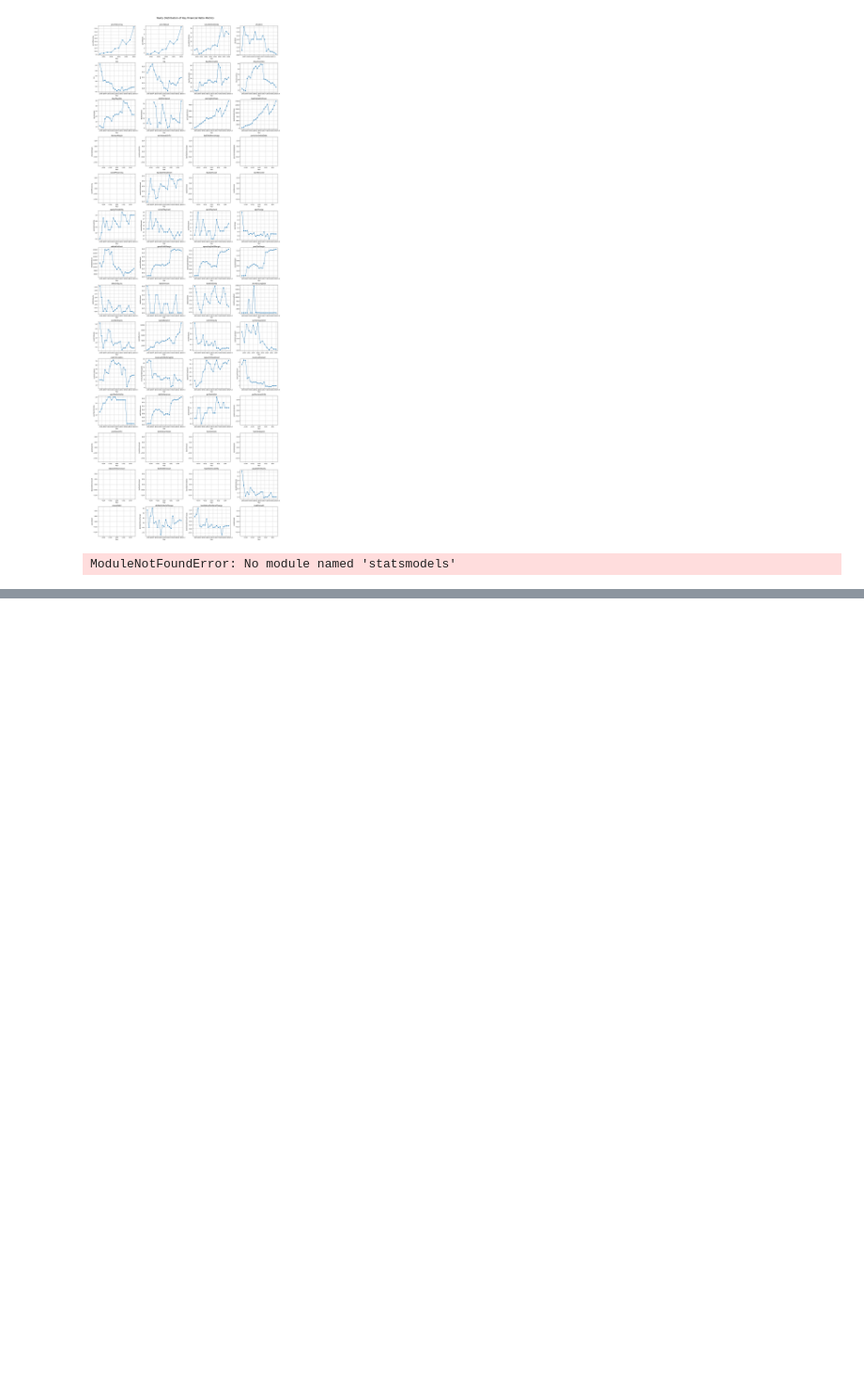
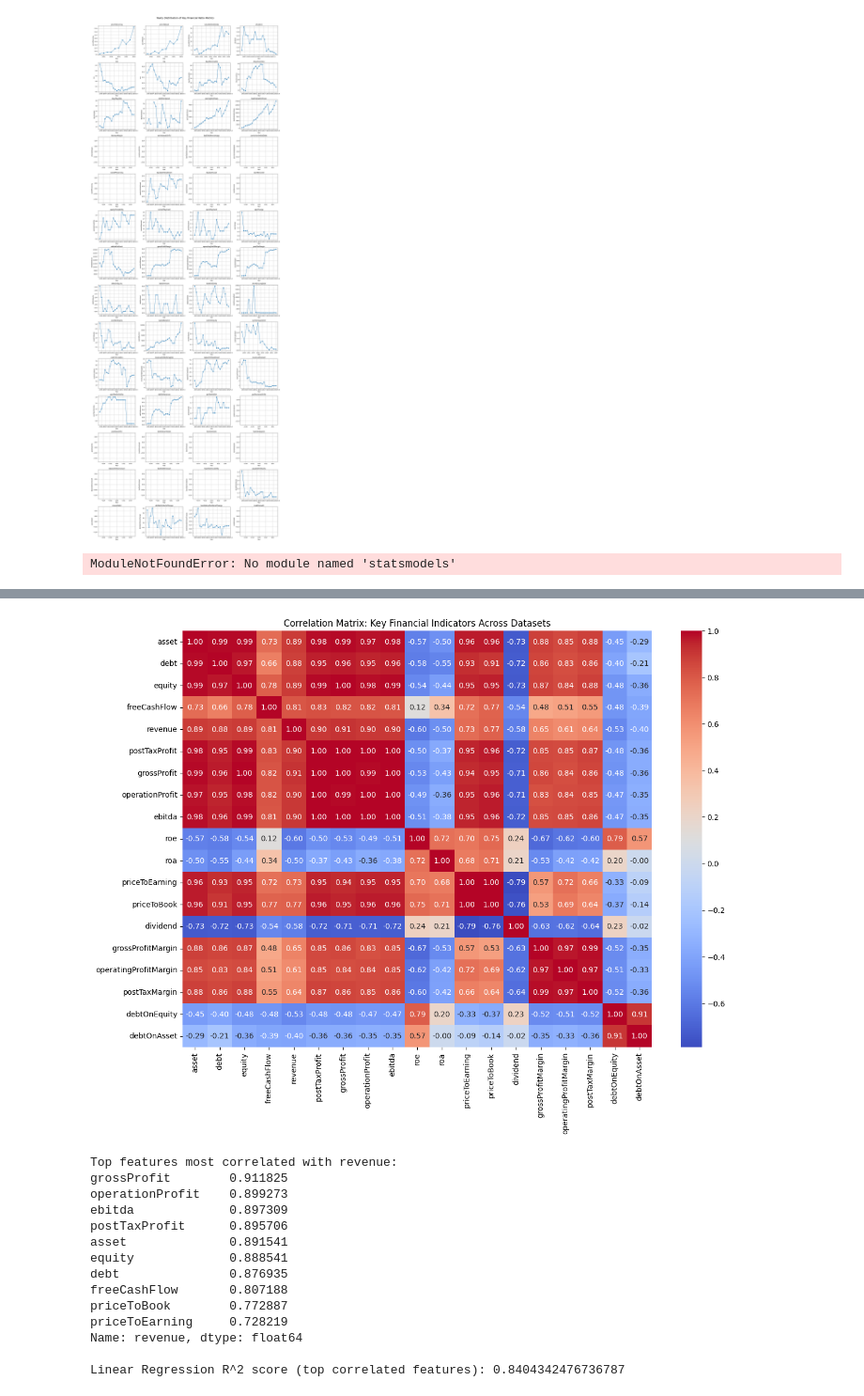
Before and after one commit to huynhthanhtuyen456/financial-assistant, a Jupyter notebook: notebook/financial_statement_analytics.ipynb, the cells around one changed output, grey strips where cells are left out. Shown at 94% size. Saved outputs shown, nothing was run; the diff lists cells and outputs as text; code cells hidden in the pictures; blank space fills up the shorter version.

```diff
--- a/notebook/financial_statement_analytics.ipynb
+++ b/notebook/financial_statement_analytics.ipynb
@@ -444,0 +649,78 @@ Warnings:
+# %%
+# Correlation Analysis: Examine relationships between key indicators from the four datasets
+# (balancesheet, financialratio, incomestatement, cashflow)
+
+# Select relevant numeric columns from each dataframe
+financialratio_cols = ['roe', 'roa', 'priceToEarning', 'priceToBook', 'dividend', 'grossProfitMargin', 'operatingProfitMargin', 'postTaxMargin', 'debtOnEquity', 'debtOnAsset']
+incomestatement_cols = ['revenue', 'postTaxProfit', 'grossProfit', 'operationProfit', 'ebitda']
+balancesheet_cols = ['asset', 'debt', 'equity']
+cashflow_cols = ['freeCashFlow']
+
+# Merge all relevant columns on 'year'
+df_corr = df_balancesheet[['year'] + balancesheet_cols].merge(
+    df_cashflow[['year'] + cashflow_cols], on='year', how='left'
+).merge(
+    df_incomestatement[['year'] + incomestatement_cols], on='year', how='left'
+).merge(
+    df_financialratio_sorted[['year'] + financialratio_cols], on='year', how='left'
+)
+
+# Compute correlation matrix
+corr_matrix = df_corr.drop(columns=['year']).corr()
+
+# Visualize the correlation matrix
+plt.figure(figsize=(14, 10))
+sns.heatmap(corr_matrix, annot=True, cmap='coolwarm', fmt=".2f")
+plt.title("Correlation Matrix: Key Financial Indicators Across Datasets")
+plt.show()
+
+# Identify top features most correlated with revenue
+corr_with_revenue = corr_matrix['revenue'].drop('revenue').sort_values(ascending=False)
+print("Top features most correlated with revenue:")
+print(corr_with_revenue.head(10))
+
+# Optionally, build a simple linear regression model to predict revenue using top correlated features
+top_features = corr_with_revenue.head(5).index.tolist()
+X = df_corr[top_features]
+y = df_corr['revenue']
+
+# Drop rows with missing values
+mask = X.notnull().all(axis=1) & y.notnull()
+X = X[mask]
+y = y[mask]
+
+if len(X) > 5:
+    X_train, X_test, y_train, y_test = train_test_split(X, y, test_size=0.2, random_state=42)
+    lr = LinearRegression()
+    lr.fit(X_train, y_train)
+    print("\nLinear Regression R^2 score (top correlated features):", lr.score(X_test, y_test))
+    y_pred = lr.predict(X_test)
+
+    # Plot actual vs predicted revenue
+    plt.figure(figsize=(8, 5))
+    plt.plot(y_test.values, label='Actual Revenue', marker='o')
+    plt.plot(y_pred, label='Predicted Revenue', marker='x')
+    plt.xlabel('Test Sample Index')
+    plt.ylabel('Revenue')
+    plt.title('Actual vs Predicted Revenue (Top Correlated Features)')
+    plt.legend()
+    plt.grid(True)
+    plt.show()
+else:
+    print("Not enough data for regression modeling.")
+# %% [output]
+[figure, added]
+Top features most correlated with revenue:
+grossProfit        0.911825
+operationProfit    0.899273
+ebitda             0.897309
+postTaxProfit      0.895706
+asset              0.891541
+equity             0.888541
+debt               0.876935
+freeCashFlow       0.807188
+priceToBook        0.772887
+priceToEarning     0.728219
+Name: revenue, dtype: float64
+
+Linear Regression R^2 score (top correlated features): 0.8404342476736787
```
Also changed, not shown: parts of 12 cells of this notebook, 5 other files.
